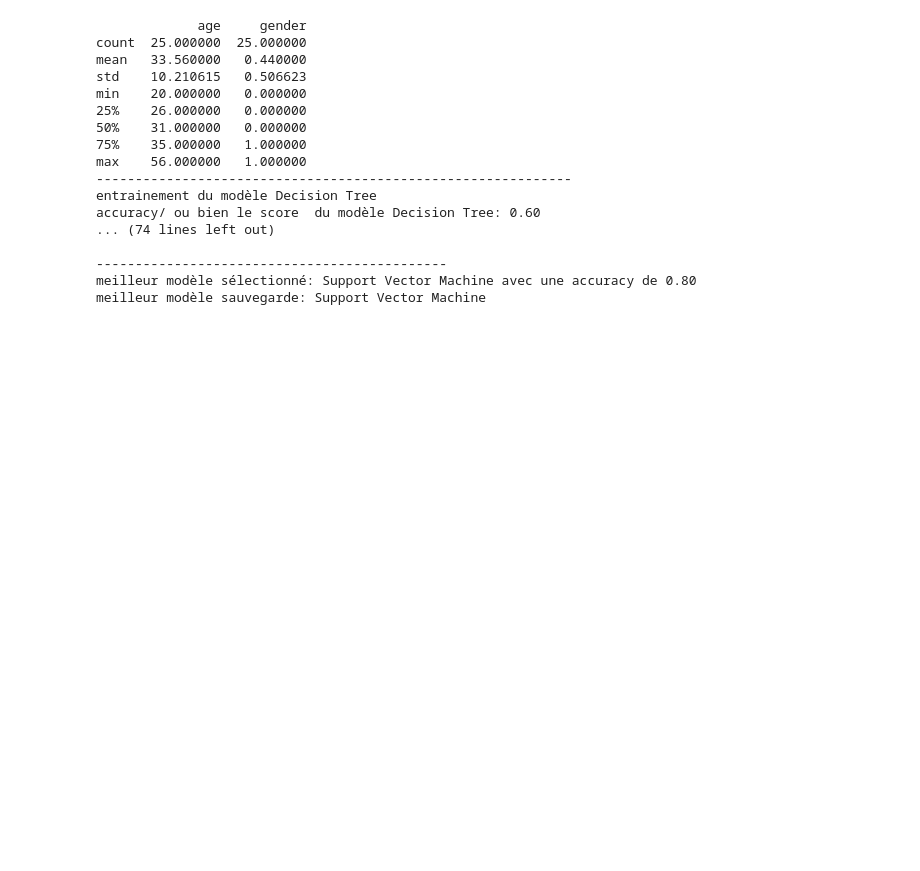
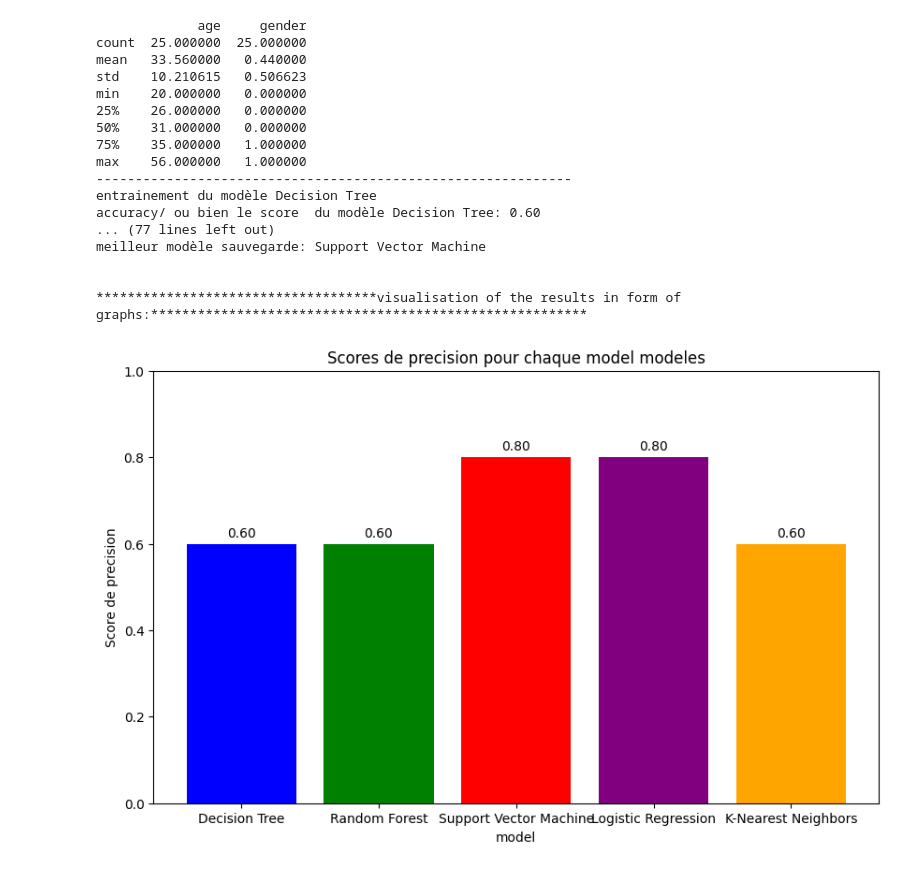
Before and after one commit to chaimaerachdi/miniProjetML__musical-style-detector, a Jupyter notebook: miniProjet.ipynb, the cells around one changed output. Drawn from its saved outputs; the diff is of its cells as text; code cells hidden in the pictures; blank space fills up the shorter version.

```diff
--- a/miniProjet.ipynb
+++ b/miniProjet.ipynb
@@ -5,13 +19,16 @@
 import pandas as pd
 from sklearn.tree import DecisionTreeClassifier
 from sklearn.model_selection import train_test_split
-from sklearn.metrics import accuracy_score, classification_report
+from sklearn.metrics import accuracy_score, classification_report,confusion_matrix
 from sklearn.preprocessing import StandardScaler
 from sklearn.ensemble import RandomForestClassifier
 from sklearn.svm import SVC
 from sklearn.linear_model import LogisticRegression
 from sklearn.neighbors import KNeighborsClassifier
 import joblib
+import matplotlib.pyplot as plt
+import seaborn as sns
+
 
 df = pd.read_csv('dataset.csv')
 # display some statics of our dataset
@@ -62,36 +79,70 @@ for name, model in models.items():
     print('---------------------------------------------')
 
 # #best model
 best_model_name = max(model_scores, key=model_scores.get)
 best_model = models[best_model_name]
 print(f'meilleur modèle sélectionné: {best_model_name} avec une accuracy de {model_scores[best_model_name]:.2f}')
 
 # to store our trained model in a file to avoid wasting time at every turn to  retarin it ---------
 #save best model in joblib format using dump method (best_music_classifier plays the role of a music-recommender system)
 joblib.dump(best_model, 'best_music_classifier.joblib')
 print(f'meilleur modèle sauvegarde: {best_model_name}')
 
 
-
-
 #  on a fourni un rapport de classification(classification_report) détaillé pour chaque modèle, incluant des métriques telles que la précision, le rappel, le score F1, etc.,
 #   pour chaque classe dans notre ensemble de donnees. Cela nous permet de comparer les performances des différents modèles de manière plus détaillée.
 #cela repond a  la question :Établir une grille d’évaluation des algorithmes avec les différentes métriques
+print('\n\n************************************visualisation of the results in form of graphs:********************************************************\n')
+
+
+
+#visualisation des scores de précision/ par models
+plt.figure(figsize=(10, 6))#
+plt.bar(model_scores.keys(), model_scores.values(), color=['blue', 'green', 'red', 'purple', 'orange'])#visualiser chaque model par ume coleur pour differencier--------
+plt.xlabel('model')
+plt.ylabel('Score de precision')
+plt.title('Scores de precision pour chaque model modeles')
+plt.ylim(0, 1)
+for i, v in enumerate(model_scores.values()):
+    plt.text(i, v + 0.01, f"{v:.2f}", ha='center', va='bottom')
+plt.show()
+
+# matrice de confusion pour chaque modèle:
+# (La matrice de confusion est essentielle pour comprendre en détail les
+# performances et les erreurs des modèles de classification,
+# , et elle permet de comparer plusieurs modèles de manière approfondie).
+##reenterr dans la boule pour visualiser le resultat de chaaque model grapiquement:---------------------
+for name, model in models.items():
+    predictions = model.predict(X_test_scaled)
+    cm = confusion_matrix(y_test, predictions)
+    plt.figure(figsize=(8, 6))##
+    sns.heatmap(cm,
+                annot=True,
+                fmt='d',
+                cmap='Blues',
+                cbar=False
+                )
+
+    plt.title(f'matrice de confusion de: {name}')
+    plt.xlabel('predit')
+    plt.ylabel('reel')
+    plt.show()
 # %% [output]
              age     gender
 count  25.000000  25.000000
 mean   33.560000   0.440000
 std    10.210615   0.506623
 min    20.000000   0.000000
 25%    26.000000   0.000000
 50%    31.000000   0.000000
 75%    35.000000   1.000000
 max    56.000000   1.000000
 -------------------------------------------------------------
 entrainement du modèle Decision Tree
 accuracy/ ou bien le score  du modèle Decision Tree: 0.60
-... (74 lines left out)
+... (77 lines left out)
+meilleur modèle sauvegarde: Support Vector Machine
 
----------------------------------------------
-meilleur modèle sélectionné: Support Vector Machine avec une accuracy de 0.80
-meilleur modèle sauvegarde: Support Vector Machine
+
+************************************visualisation of the results in form of graphs:********************************************************
+[figure, added]
```
Also changed, not shown: parts of 2 cells of this notebook.
